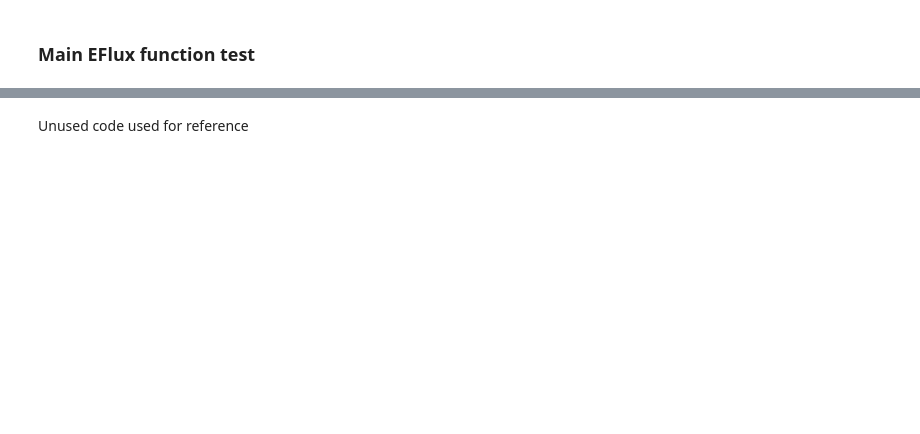
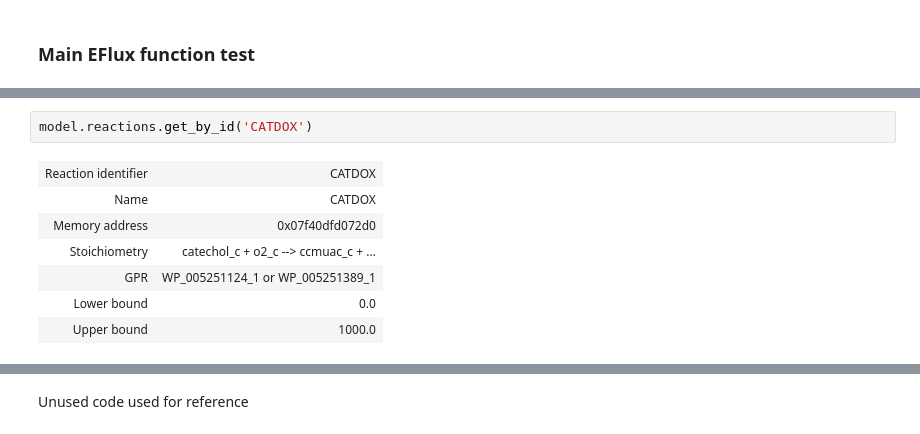
Before and after one commit to LBLQMM/RhodococcusGSM, a Jupyter notebook: Biodesign_gr/notebooks/I_EFLUX2-SPOT_predictionswithreprocesseddata-grcs-2.ipynb, the cells around one changed output, grey strips where cells are left out. Cells and saved outputs as stored; diff of their text form; blank space fills up the shorter version.

```diff
--- a/Biodesign_gr/notebooks/I_EFLUX2-SPOT_predictionswithreprocesseddata-grcs-2.ipynb
+++ b/Biodesign_gr/notebooks/I_EFLUX2-SPOT_predictionswithreprocesseddata-grcs-2.ipynb
@@ -171,0 +244,10 @@ Given the bounds from transcriptmics and a minimum absolute bound of 30, flux ba
+# %%
+model.reactions.get_by_id('CATDOX')
+# %% [output]
+| Reaction identifier | CATDOX |
+| Name | CATDOX |
+| Memory address | 0x07f40dfd072d0 |
+| Stoichiometry | catechol_c + o2_c --> ccmuac_c + ... |
+| GPR | WP_005251124_1 or WP_005251389_1 |
+| Lower bound | 0.0 |
+| Upper bound | 1000.0 |
```
Also changed, not shown: parts of 10 cells of this notebook.
